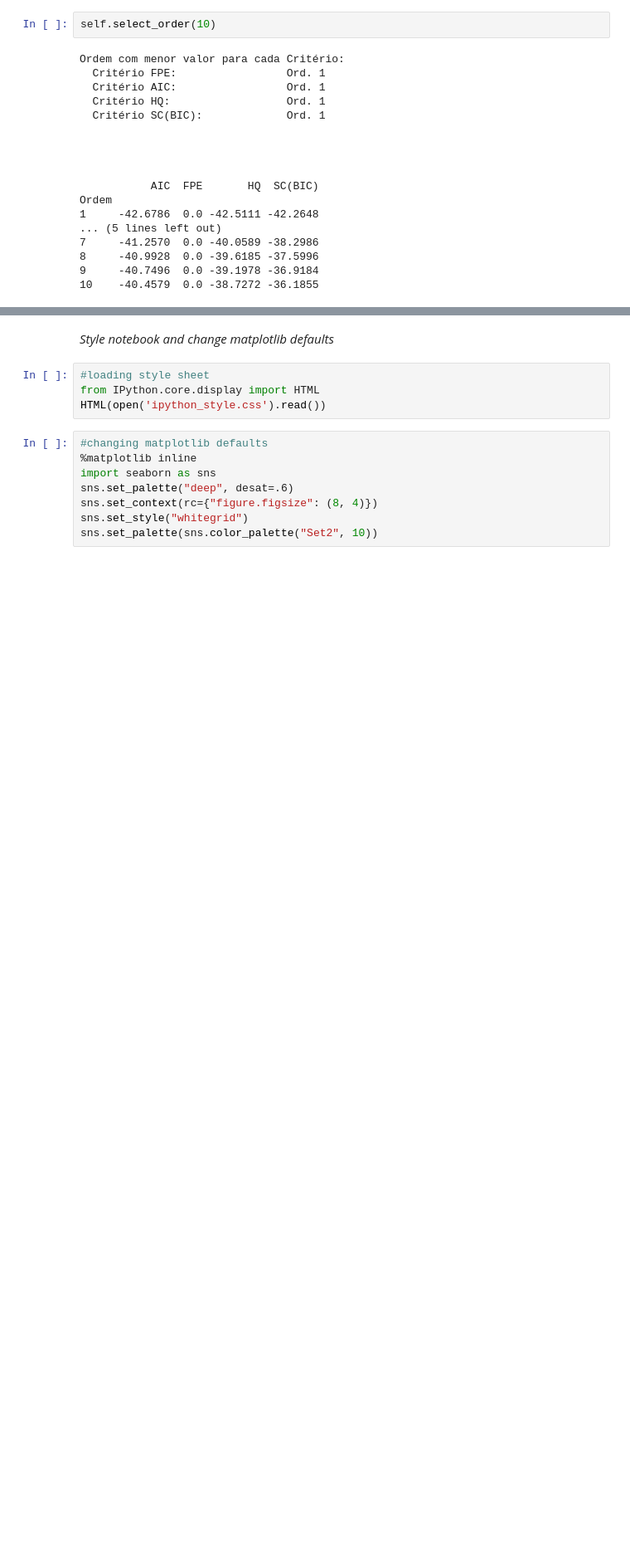
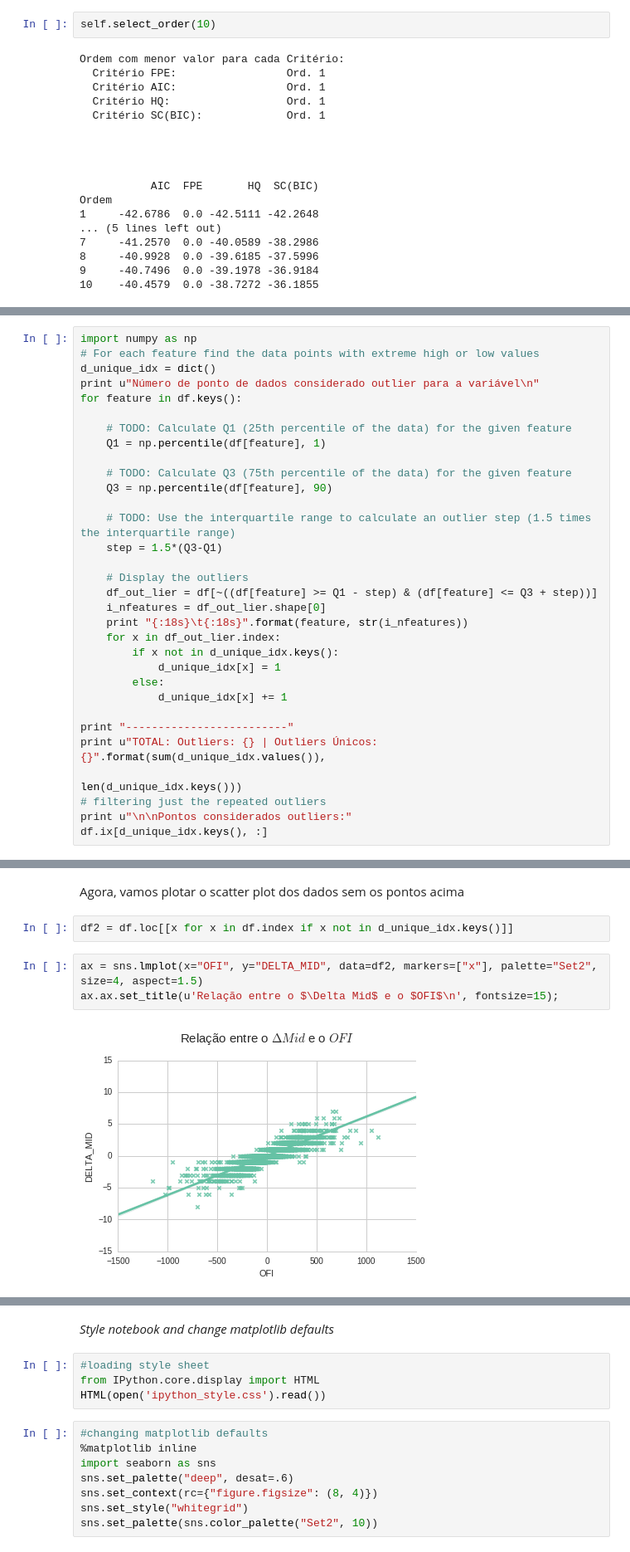
Before and after one commit to ucaiado/VectorAutoregression_Model, a Jupyter notebook: report.ipynb, the cells around one changed output, grey strips where cells are left out. Shown at 83% size. Cells and saved outputs as stored; diff of their text form; blank space fills up the shorter version.

```diff
--- a/report.ipynb
+++ b/report.ipynb
@@ -328,0 +462,32 @@ bla bla
+# %%
+import numpy as np
+# For each feature find the data points with extreme high or low values
+d_unique_idx = dict()
+print u"Número de ponto de dados considerado outlier para a variável\n"
+for feature in df.keys():
+
+    # TODO: Calculate Q1 (25th percentile of the data) for the given feature
+    Q1 = np.percentile(df[feature], 1)
+
+    # TODO: Calculate Q3 (75th percentile of the data) for the given feature
+    Q3 = np.percentile(df[feature], 90)
+
+    # TODO: Use the interquartile range to calculate an outlier step (1.5 times the interquartile range)
+    step = 1.5*(Q3-Q1)
+
+    # Display the outliers
+    df_out_lier = df[~((df[feature] >= Q1 - step) & (df[feature] <= Q3 + step))]
+    i_nfeatures = df_out_lier.shape[0]
+    print "{:18s}\t{:18s}".format(feature, str(i_nfeatures))
+    for x in df_out_lier.index:
+        if x not in d_unique_idx.keys():
+            d_unique_idx[x] = 1
+        else:
+            d_unique_idx[x] += 1
+
+print "-------------------------"
+print u"TOTAL: Outliers: {} | Outliers Únicos: {}".format(sum(d_unique_idx.values()),
+                                                          len(d_unique_idx.keys()))
+# filtering just the repeated outliers
+print u"\n\nPontos considerados outliers:"
+df.ix[d_unique_idx.keys(), :]
@@ -328,0 +512,9 @@ bla bla
+# %% [markdown]
+Agora, vamos plotar o scatter plot dos dados sem os pontos acima
+# %%
+df2 = df.loc[[x for x in df.index if x not in d_unique_idx.keys()]]
+# %%
+ax = sns.lmplot(x="OFI", y="DELTA_MID", data=df2, markers=["x"], palette="Set2", size=4, aspect=1.5)
+ax.ax.set_title(u'Relação entre o $\Delta Mid$ e o $OFI$\n', fontsize=15);
+# %% [output]
+[figure, added]
```
Also changed, not shown: parts of 36 cells of this notebook, 2 other files.
